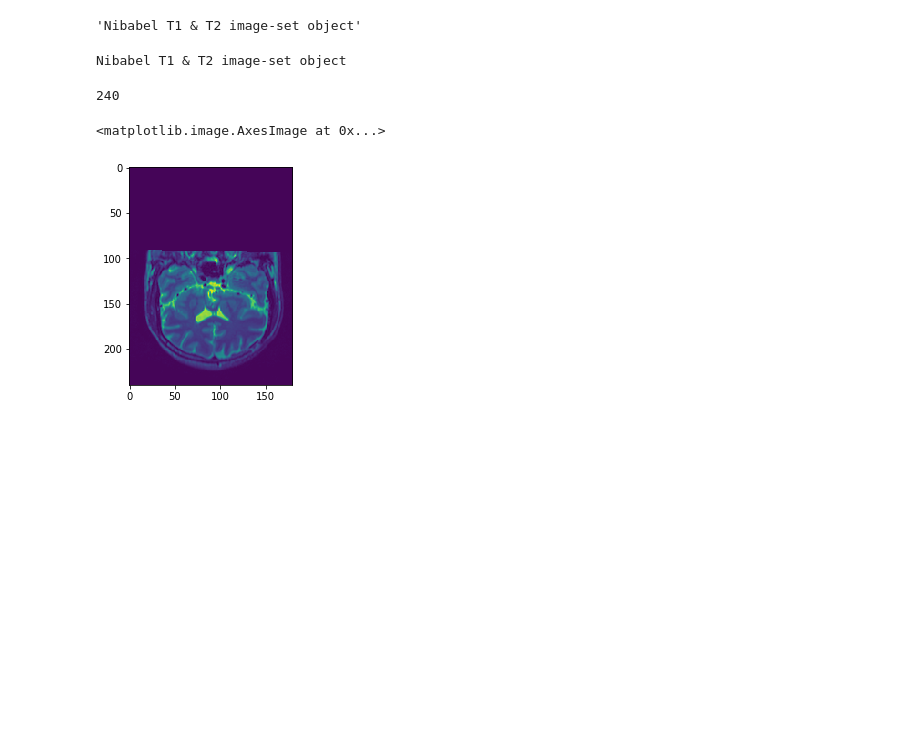
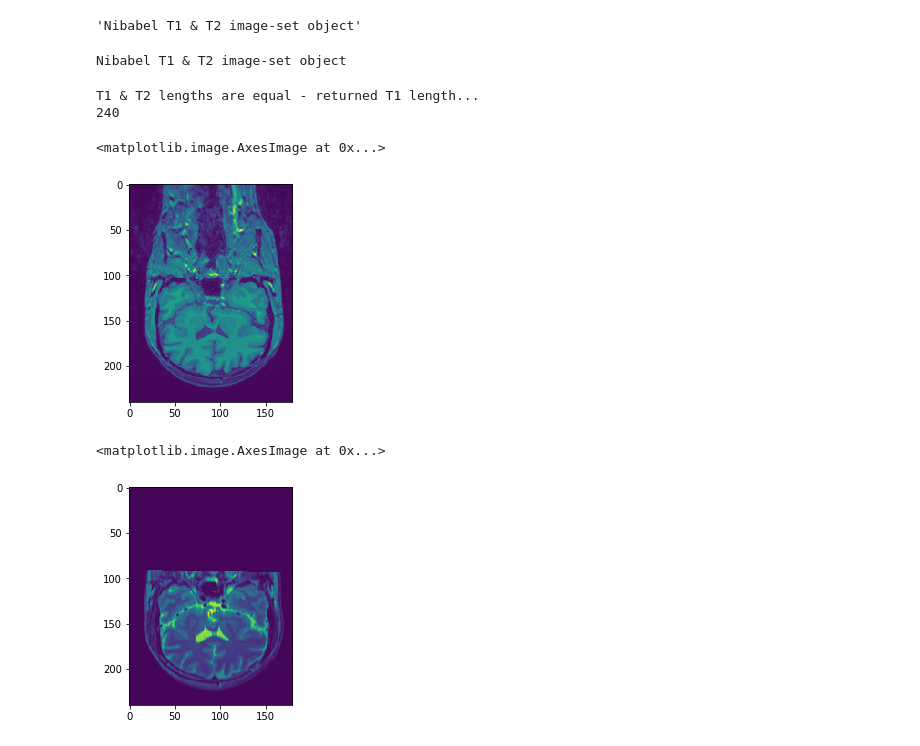
Before and after one commit to elogicaadith/ManningLP_CNN_W_PyTorch, a Jupyter notebook: 02_ManningLP_Week2.ipynb, the cells around one changed output. Saved outputs shown, nothing was run; the diff lists cells and outputs as text; code cells hidden in the pictures; blank space fills up the shorter version.

```diff
--- a/02_ManningLP_Week2.ipynb
+++ b/02_ManningLP_Week2.ipynb
@@ -72,7 +77,7 @@ random_numbers
 # Class for dataset --->
 
 class scan_dataset:
-  def __init__(self, t1_data_path, t2_data_path, t1_image_set, t2_image_set, which,image_number, y_start, y_end, x_start, x_end):
+  def __init__(self, t1_data_path, t2_data_path, t1_image_set, t2_image_set,image_number, y_start, y_end, x_start, x_end):
     os.chdir(t1_data_path)
     t1_image_set_raw = nib.load(t1_image_set)
     self.t1_image_set = t1_image_set_raw.get_fdata()
@@ -80,25 +85,25 @@ class scan_dataset:
     t2_image_set_raw = nib.load(t2_image_set)
     self.t2_image_set = t2_image_set_raw.get_fdata()
     self.image_number = image_number
-    self.which = which.lower()
     self.y_start = y_start
     self.y_end = y_end
     self.x_start = x_start
     self.x_end = x_end
 
   def __len__(self):
-    if self.which == "t1":
-      length = len(self.t1_image_set)
-    elif self.which == "t2":
-      length = len(self.t2_image_set)
-    return length
+    length_t1 = len(self.t1_image_set)
+    length_t2 = len(self.t2_image_set)
+    if length_t1 == length_t2:
+      print("T1 & T2 lengths are equal - returned T1 length...")
+    else:
+      print("T1 & T2 lengths are not equal - returned T1 length...")
+    return length_t1
 
   def __getitem__(self, index):
-    if self.which == "t1":
-      image = self.t1_image_set[index,:,:]
-    elif self.which == "t2":
-      image = self.t2_image_set[index,:,:]
-    return image
+    image_1 = self.t1_image_set[index,:,:]
+    image_2 = self.t2_image_set[index,:,:]
+    img_dict = {"t1":image_1, "t2":image_2}
+    return img_dict
 
   def __repr__(self):
     return("Nibabel T1 & T2 image-set object")
@@ -113,9 +118,11 @@ class scan_dataset:
     end_pixel_x = self.x_end
     t1_cropped_image = self.t1_image_set[self.image_number, start_pixel_y:end_pixel_y, start_pixel_x:end_pixel_x]
     t2_cropped_image = self.t2_image_set[self.image_number, start_pixel_y:end_pixel_y, start_pixel_x:end_pixel_x]
-    cropped_tuple = (t1_cropped_image, t2_cropped_image)
-    return(cropped_tuple)
+    cropped_dict = {"t1":t1_cropped_image, "t2":t2_cropped_image}
+    return cropped_dict
 # %%
+#Test 2
+
 t1_data_path = "/content/drive/My Drive/Colab Notebooks/Datasets/hh/t1"
 t2_data_path = "/content/drive/My Drive/Colab Notebooks/Datasets/hh/t2"
 t1_image_set = "IXI012-HH-1211-T1_fcm.nii.gz"
@@ -125,7 +132,6 @@ nib_image_set_1 = scan_dataset(t1_data_path= t1_data_path,
                                t2_data_path= t2_data_path,
                                t1_image_set = t1_image_set,
                                t2_image_set = t2_image_set,
-                               which = "t2",
                                image_number = 101,
                                y_start = 101,
                                y_end = 201,
@@ -140,8 +146,15 @@ print(nib_image_set_1)
 # %% [output]
 Nibabel T1 & T2 image-set object
 # %%
-length = len(nib_image_set_1)
-print(length)
+returned_len = len(nib_image_set_1)
+print(returned_len)
 # %% [output]
+T1 & T2 lengths are equal - returned T1 length...
 240
+# %%
+returned_images = nib_image_set_1[101]
+plt.imshow(returned_images["t1"])
+# %% [output]
+<matplotlib.image.AxesImage at 0x...>
+[figure, added]
 # %%
```
Also changed, not shown: parts of 8 cells of this notebook.
